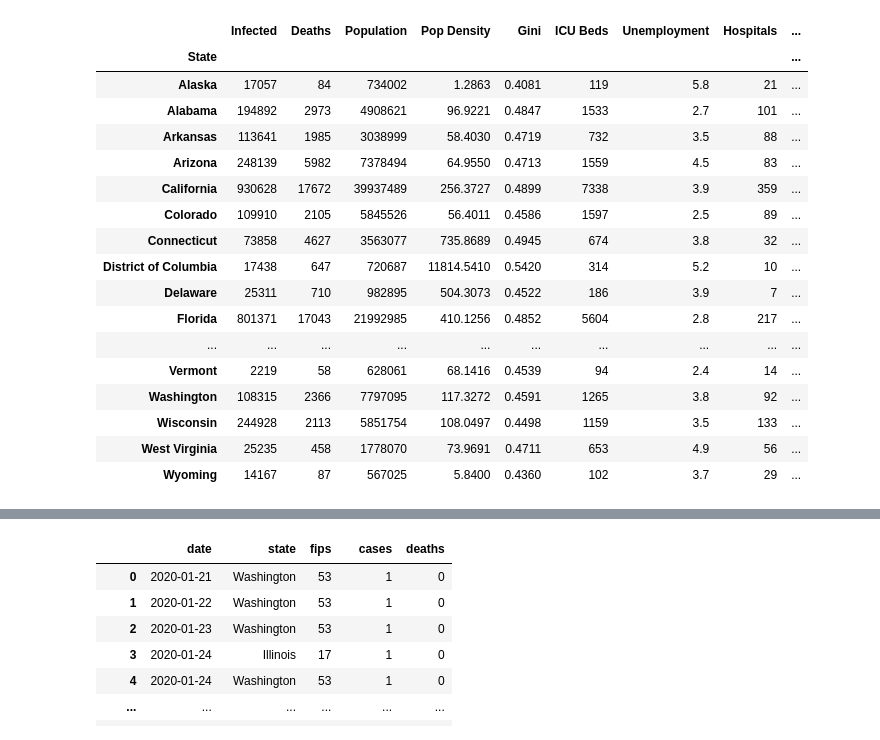
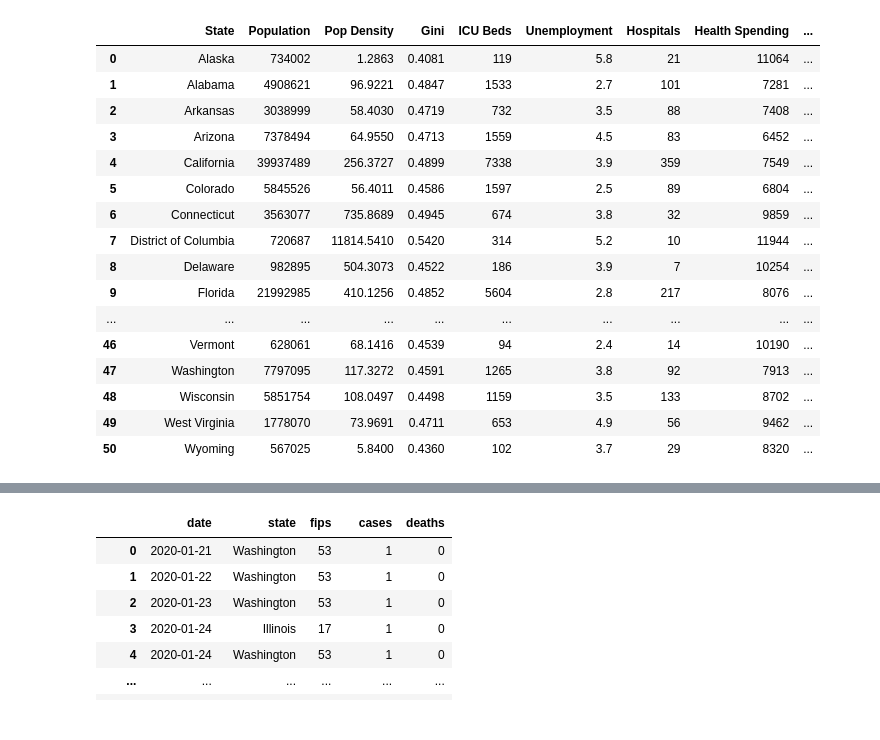
Before and after one commit to Sdcantwell3/Covid_deaths_pop_density, a Jupyter notebook: data_cleaning.ipynb, the cells around one changed output, grey strips where cells are left out. Drawn from its saved outputs; the diff is of its cells as text; code cells hidden in the pictures.

```diff
--- a/data_cleaning.ipynb
+++ b/data_cleaning.ipynb
@@ -120,4 +33,4 @@ file = "COVID19_state.csv"
 
 # Read the csv into dataframe
 covid = pd.read_csv(file)
-covid.set_index('State', inplace=True)
+covid
@@ -124,24 +56,23 @@ covid.set_index('State', inplace=True)
 # %%
 # Drop unwanted columns
-cols = [0, 7, 8, 10, 11, 12, 13, 14, 19, 20, 21, 22, 23, 24]
+cols = [1, 2, 3, 8, 9, 11, 12, 13, 14, 15, 20, 21, 22, 23, 24, 25]
 covid.drop(covid.columns[cols], axis=1, inplace=True)
 covid
 # %% [output]
-|  | Infected | Deaths | Population | Pop Density | Gini | ICU Beds | Unemployment | Hospitals | ... |
-| State |  |  |  |  |  |  |  |  | ... |
-| Alaska | 17057 | 84 | 734002 | 1.2863 | 0.4081 | 119 | 5.8 | 21 | ... |
-| Alabama | 194892 | 2973 | 4908621 | 96.9221 | 0.4847 | 1533 | 2.7 | 101 | ... |
-| Arkansas | 113641 | 1985 | 3038999 | 58.4030 | 0.4719 | 732 | 3.5 | 88 | ... |
-| Arizona | 248139 | 5982 | 7378494 | 64.9550 | 0.4713 | 1559 | 4.5 | 83 | ... |
-| California | 930628 | 17672 | 39937489 | 256.3727 | 0.4899 | 7338 | 3.9 | 359 | ... |
-| Colorado | 109910 | 2105 | 5845526 | 56.4011 | 0.4586 | 1597 | 2.5 | 89 | ... |
-| Connecticut | 73858 | 4627 | 3563077 | 735.8689 | 0.4945 | 674 | 3.8 | 32 | ... |
-| District of Columbia | 17438 | 647 | 720687 | 11814.5410 | 0.5420 | 314 | 5.2 | 10 | ... |
-| Delaware | 25311 | 710 | 982895 | 504.3073 | 0.4522 | 186 | 3.9 | 7 | ... |
-| Florida | 801371 | 17043 | 21992985 | 410.1256 | 0.4852 | 5604 | 2.8 | 217 | ... |
+|  | State | Population | Pop Density | Gini | ICU Beds | Unemployment | Hospitals | Health Spending | ... |
+| 0 | Alaska | 734002 | 1.2863 | 0.4081 | 119 | 5.8 | 21 | 11064 | ... |
+| 1 | Alabama | 4908621 | 96.9221 | 0.4847 | 1533 | 2.7 | 101 | 7281 | ... |
+| 2 | Arkansas | 3038999 | 58.4030 | 0.4719 | 732 | 3.5 | 88 | 7408 | ... |
+| 3 | Arizona | 7378494 | 64.9550 | 0.4713 | 1559 | 4.5 | 83 | 6452 | ... |
+| 4 | California | 39937489 | 256.3727 | 0.4899 | 7338 | 3.9 | 359 | 7549 | ... |
+| 5 | Colorado | 5845526 | 56.4011 | 0.4586 | 1597 | 2.5 | 89 | 6804 | ... |
+| 6 | Connecticut | 3563077 | 735.8689 | 0.4945 | 674 | 3.8 | 32 | 9859 | ... |
+| 7 | District of Columbia | 720687 | 11814.5410 | 0.5420 | 314 | 5.2 | 10 | 11944 | ... |
+| 8 | Delaware | 982895 | 504.3073 | 0.4522 | 186 | 3.9 | 7 | 10254 | ... |
+| 9 | Florida | 21992985 | 410.1256 | 0.4852 | 5604 | 2.8 | 217 | 8076 | ... |
 | ... | ... | ... | ... | ... | ... | ... | ... | ... | ... |
-| Vermont | 2219 | 58 | 628061 | 68.1416 | 0.4539 | 94 | 2.4 | 14 | ... |
-| Washington | 108315 | 2366 | 7797095 | 117.3272 | 0.4591 | 1265 | 3.8 | 92 | ... |
-| Wisconsin | 244928 | 2113 | 5851754 | 108.0497 | 0.4498 | 1159 | 3.5 | 133 | ... |
-| West Virginia | 25235 | 458 | 1778070 | 73.9691 | 0.4711 | 653 | 4.9 | 56 | ... |
-| Wyoming | 14167 | 87 | 567025 | 5.8400 | 0.4360 | 102 | 3.7 | 29 | ... |
+| 46 | Vermont | 628061 | 68.1416 | 0.4539 | 94 | 2.4 | 14 | 10190 | ... |
+| 47 | Washington | 7797095 | 117.3272 | 0.4591 | 1265 | 3.8 | 92 | 7913 | ... |
+| 48 | Wisconsin | 5851754 | 108.0497 | 0.4498 | 1159 | 3.5 | 133 | 8702 | ... |
+| 49 | West Virginia | 1778070 | 73.9691 | 0.4711 | 653 | 4.9 | 56 | 9462 | ... |
+| 50 | Wyoming | 567025 | 5.8400 | 0.4360 | 102 | 3.7 | 29 | 8320 | ... |
```
Also changed, not shown: parts of 21 cells of this notebook, 2 other files.
